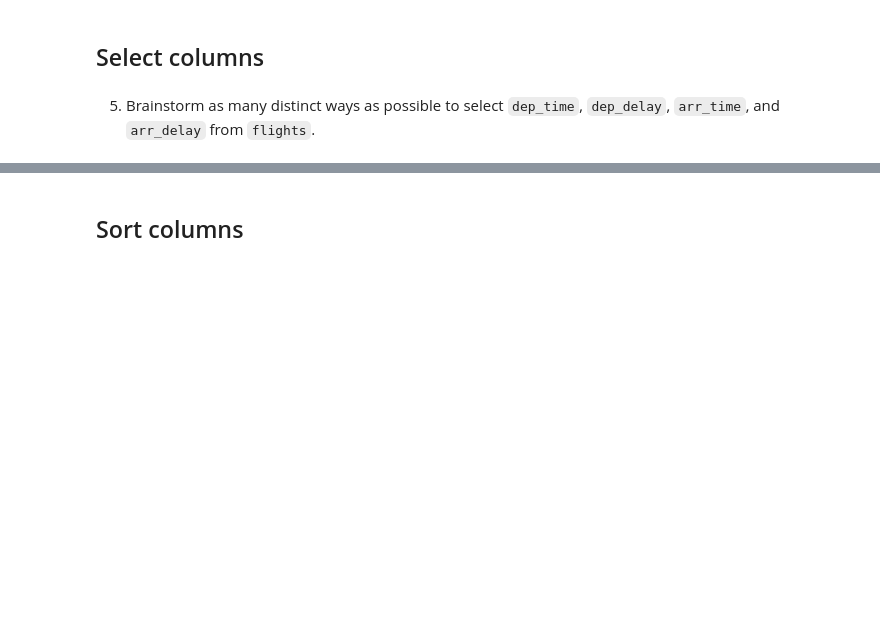
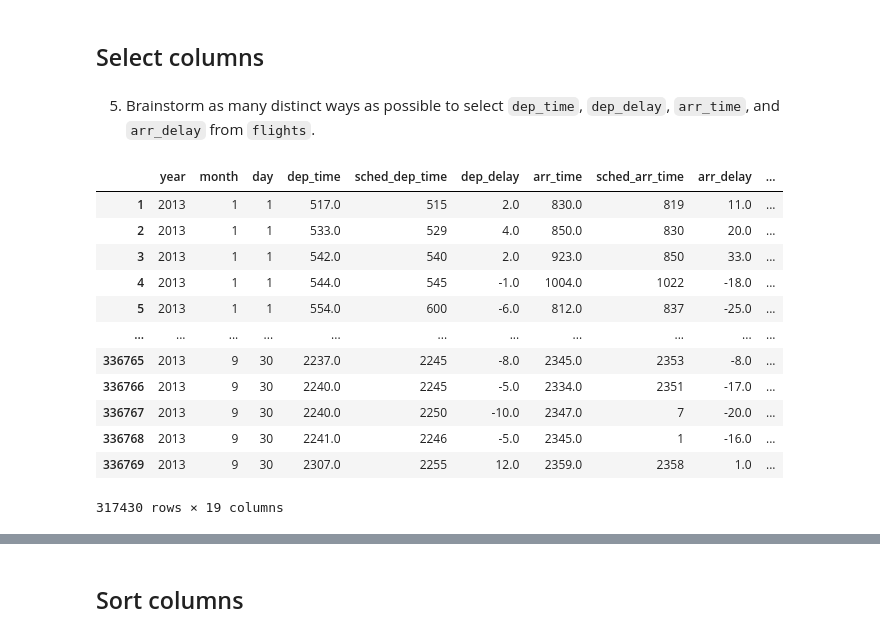
Before and after one commit to qlab-intro-python/tarea-2-jorge-dongo-joshua-quispe, a Jupyter notebook: tarea_2_plantilla.ipynb, the cells around one changed output, grey strips where cells are left out. Cells and saved outputs as stored; diff of their text form; code cells hidden in the pictures; blank space fills up the shorter version.

```diff
--- a/tarea_2_plantilla.ipynb
+++ b/tarea_2_plantilla.ipynb
@@ -263,0 +262,17 @@ flights.loc[(flights['arr_time']==(False and None))]
+# %%
+# Solution
+flights.loc[(flights['arr_time']>= flights['dep_time'] )]
+# %% [output]
+|  | year | month | day | dep_time | sched_dep_time | dep_delay | arr_time | sched_arr_time | arr_delay | ... |
+| 1 | 2013 | 1 | 1 | 517.0 | 515 | 2.0 | 830.0 | 819 | 11.0 | ... |
+| 2 | 2013 | 1 | 1 | 533.0 | 529 | 4.0 | 850.0 | 830 | 20.0 | ... |
+| 3 | 2013 | 1 | 1 | 542.0 | 540 | 2.0 | 923.0 | 850 | 33.0 | ... |
+| 4 | 2013 | 1 | 1 | 544.0 | 545 | -1.0 | 1004.0 | 1022 | -18.0 | ... |
+| 5 | 2013 | 1 | 1 | 554.0 | 600 | -6.0 | 812.0 | 837 | -25.0 | ... |
+| ... | ... | ... | ... | ... | ... | ... | ... | ... | ... | ... |
+| 336765 | 2013 | 9 | 30 | 2237.0 | 2245 | -8.0 | 2345.0 | 2353 | -8.0 | ... |
+| 336766 | 2013 | 9 | 30 | 2240.0 | 2245 | -5.0 | 2334.0 | 2351 | -17.0 | ... |
+| 336767 | 2013 | 9 | 30 | 2240.0 | 2250 | -10.0 | 2347.0 | 7 | -20.0 | ... |
+| 336768 | 2013 | 9 | 30 | 2241.0 | 2246 | -5.0 | 2345.0 | 1 | -16.0 | ... |
+| 336769 | 2013 | 9 | 30 | 2307.0 | 2255 | 12.0 | 2359.0 | 2358 | 1.0 | ... |
+317430 rows × 19 columns
```
Also changed, not shown: parts of 21 cells of this notebook.
